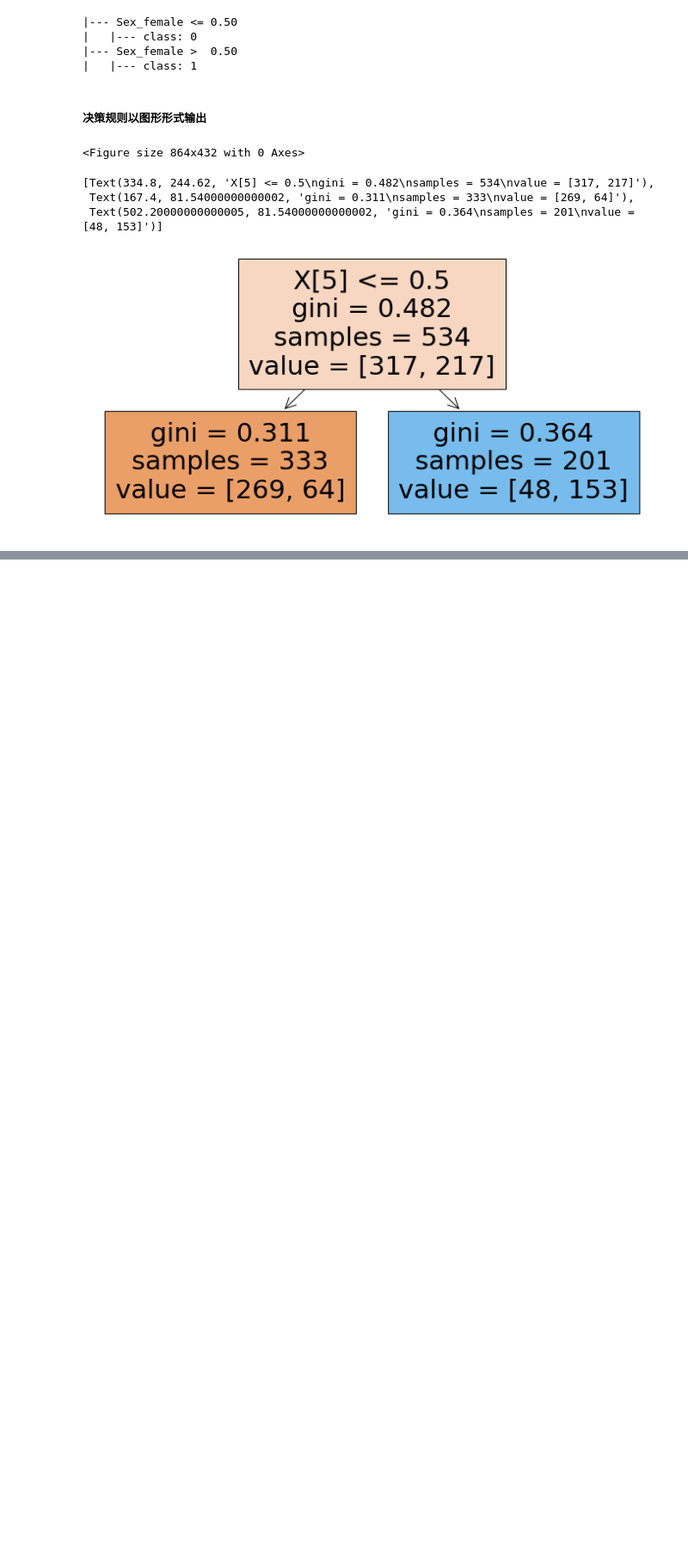
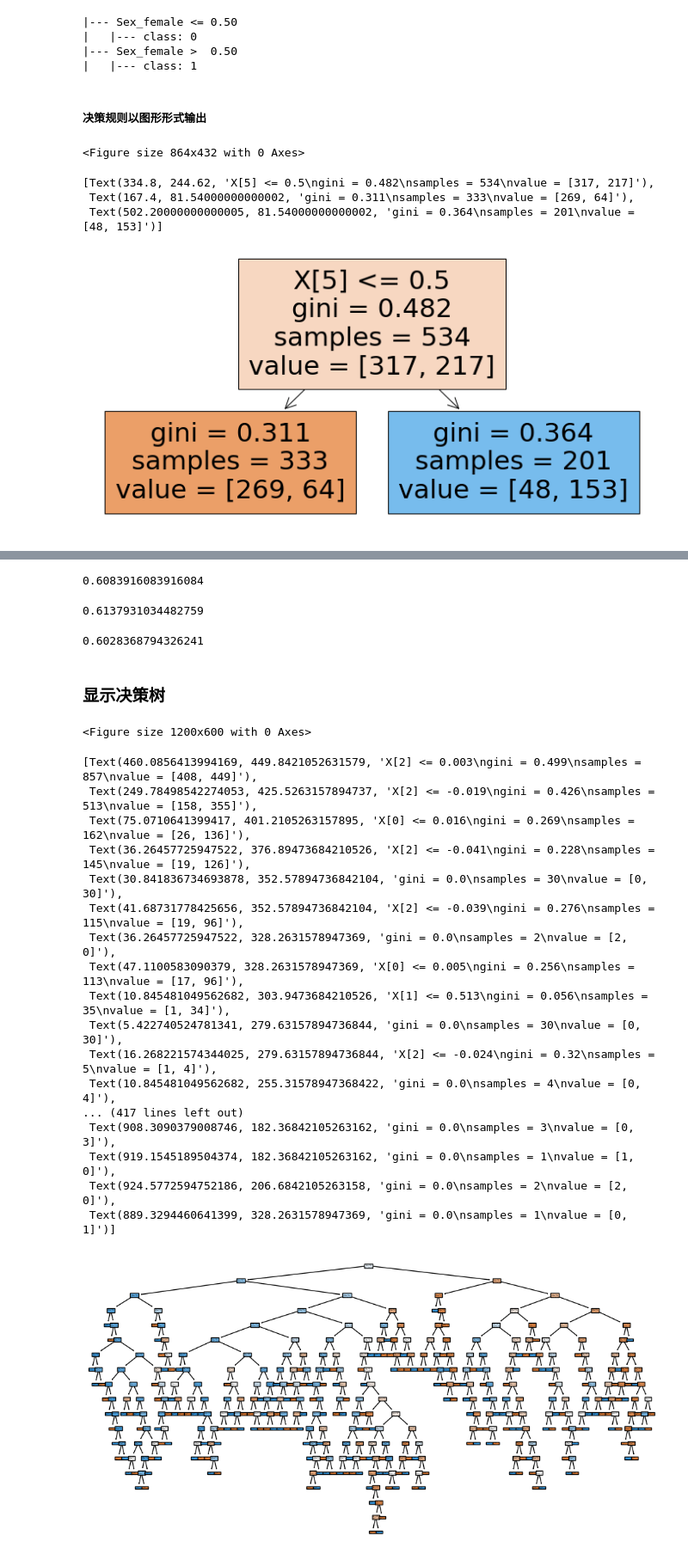
Before and after one commit to christinemu/quant-trading, a Jupyter notebook: TradingModels-DataMining.ipynb, the cells around one changed output, grey strips where cells are left out. Shown: that part at 86% size. Drawn from its saved outputs; the diff is of its cells as text; code cells hidden in the pictures; blank space fills up the shorter version.

```diff
--- a/TradingModels-DataMining.ipynb
+++ b/TradingModels-DataMining.ipynb
@@ -1108,0 +1267,3 @@ tree.plot_tree(dts[46],filled=True)
+# %%
+rbd.dropna(inplace=True)
+rbd.head()
@@ -1108,0 +1290,4 @@ tree.plot_tree(dts[46],filled=True)
+# %%
+rbdTrain,rbdTest = train_test_split(rbd,test_size=0.25,random_state=10)
+rbdTrain.head()
+rbdTest.head()
@@ -1108,0 +1311,4 @@ tree.plot_tree(dts[46],filled=True)
+# %%
+rbdTree = tree.DecisionTreeClassifier()
+# %%
+rbdTree.fit(rbdTrain.loc[:,['mf','vola','val']],rbdTrain['y'])
@@ -1108,0 +1342,37 @@ tree.plot_tree(dts[46],filled=True)
+# %%
+metrics.accuracy_score(rbdTest['y'],rbdTestYPre)
+# %% [output]
+0.6083916083916084
+# %%
+metrics.f1_score(rbdTest['y'],rbdTestYPre,pos_label=1)
+# %% [output]
+0.6137931034482759
+# %%
+metrics.f1_score(rbdTest['y'],rbdTestYPre,pos_label=-1)
+# %% [output]
+0.6028368794326241
+# %% [markdown]
+### 显示决策树
+# %%
+plt.figure(figsize=(12,6))
+tree.plot_tree(rbdTree,filled=True)
+# %% [output]
+<Figure size 1200x600 with 0 Axes>
+[Text(460.0856413994169, 449.8421052631579, 'X[2] <= 0.003\ngini = 0.499\nsamples = 857\nvalue = [408, 449]'),
+ Text(249.78498542274053, 425.5263157894737, 'X[2] <= -0.019\ngini = 0.426\nsamples = 513\nvalue = [158, 355]'),
+ Text(75.0710641399417, 401.2105263157895, 'X[0] <= 0.016\ngini = 0.269\nsamples = 162\nvalue = [26, 136]'),
+ Text(36.26457725947522, 376.89473684210526, 'X[2] <= -0.041\ngini = 0.228\nsamples = 145\nvalue = [19, 126]'),
+ Text(30.841836734693878, 352.57894736842104, 'gini = 0.0\nsamples = 30\nvalue = [0, 30]'),
+ Text(41.68731778425656, 352.57894736842104, 'X[2] <= -0.039\ngini = 0.276\nsamples = 115\nvalue = [19, 96]'),
+ Text(36.26457725947522, 328.2631578947369, 'gini = 0.0\nsamples = 2\nvalue = [2, 0]'),
+ Text(47.1100583090379, 328.2631578947369, 'X[0] <= 0.005\ngini = 0.256\nsamples = 113\nvalue = [17, 96]'),
+ Text(10.845481049562682, 303.9473684210526, 'X[1] <= 0.513\ngini = 0.056\nsamples = 35\nvalue = [1, 34]'),
+ Text(5.422740524781341, 279.63157894736844, 'gini = 0.0\nsamples = 30\nvalue = [0, 30]'),
+ Text(16.268221574344025, 279.63157894736844, 'X[2] <= -0.024\ngini = 0.32\nsamples = 5\nvalue = [1, 4]'),
+ Text(10.845481049562682, 255.31578947368422, 'gini = 0.0\nsamples = 4\nvalue = [0, 4]'),
+... (417 lines left out)
+ Text(908.3090379008746, 182.36842105263162, 'gini = 0.0\nsamples = 3\nvalue = [0, 3]'),
+ Text(919.1545189504374, 182.36842105263162, 'gini = 0.0\nsamples = 1\nvalue = [1, 0]'),
+ Text(924.5772594752186, 206.6842105263158, 'gini = 0.0\nsamples = 2\nvalue = [2, 0]'),
+ Text(889.3294460641399, 328.2631578947369, 'gini = 0.0\nsamples = 1\nvalue = [0, 1]')]
+[figure, added]
```
Also changed, not shown: parts of 123 cells of this notebook, 1 other file.
